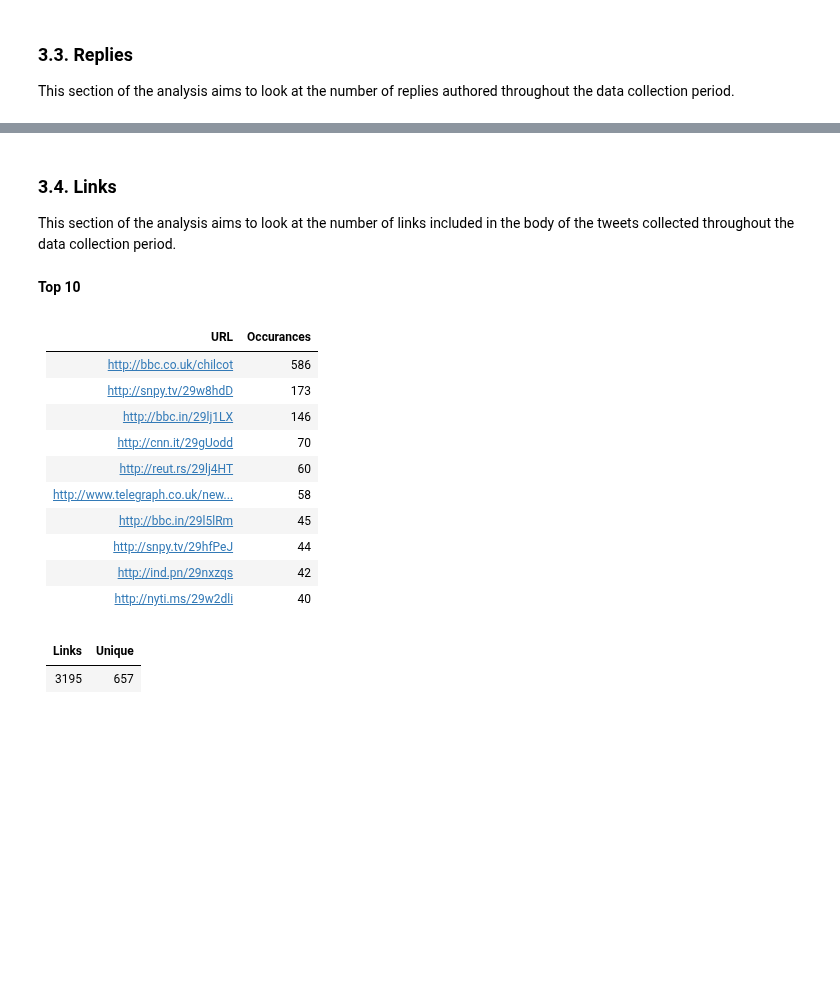
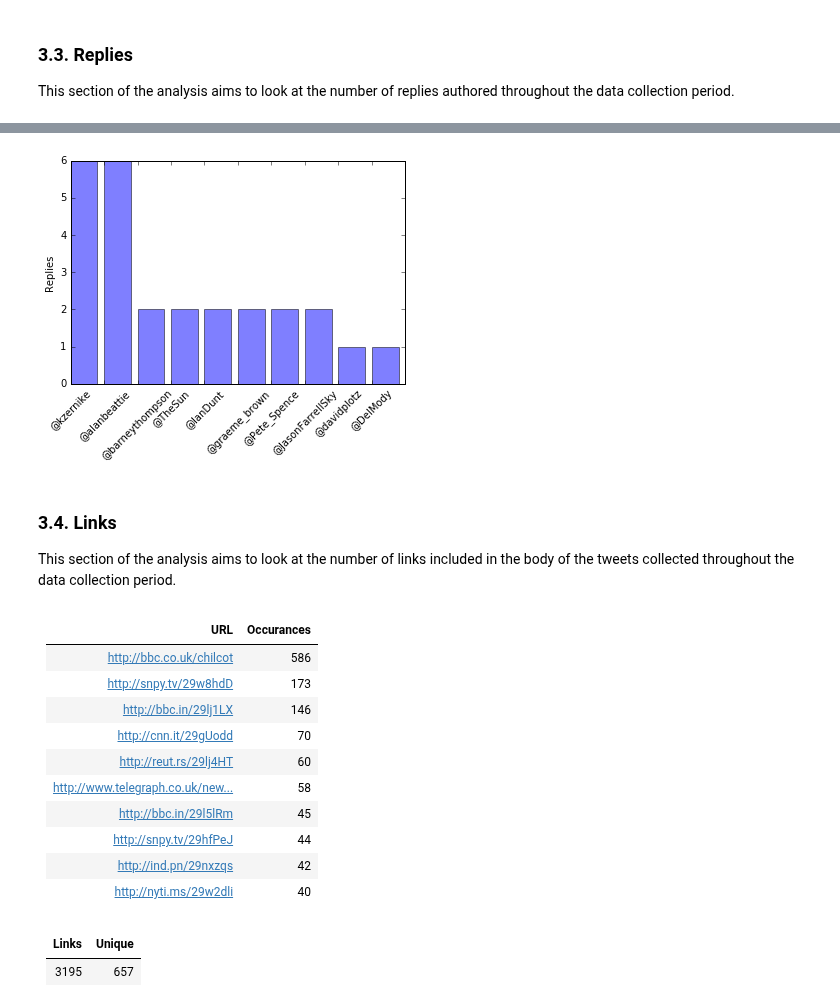
Before and after one commit to taylorrees/penemue, a Jupyter notebook: analysis.ipynb, the cells around one changed output, grey strips where cells are left out. Saved outputs shown, nothing was run; the diff lists cells and outputs as text; code cells hidden in the pictures; blank space fills up the shorter version.

```diff
--- a/analysis.ipynb
+++ b/analysis.ipynb
@@ -239,15 +235,15 @@ This section of the analysis aims to look at the number of replies authored thro
 """Collect the data"""
 
 # get sets of id_str's
-journalists = DB.journalists.distinct("id_str")
-organisations = DB.organisations.distinct("id_str")
 
-joi = DB.tweets.find({
-    "user.id_str": {"$in": journalists},
-    "in_reply_to_status_id_str": {"$ne": None}
-})
+joi_replies = [tweet
+               for tweet in DB.tweets.find({
+                   "user.id_str": {"$in": journalists},
+                   "in_reply_to_status_id_str": {"$ne": None}
+               })]
 
-ooi = DB.tweets.find({
-    "user.id_str": {"$in": organisations},
-    "in_reply_to_status_id_str": {"$ne": None}
-})
+ooi_replies = [tweet
+               for tweet in DB.tweets.find({
+                   "user.id_str": {"$in": organisations},
+                   "in_reply_to_status_id_str": {"$ne": None}
+               })]
@@ -290,3 +256,9 @@ bar(x, y, xticks=labels, ylabel="Replies")
+# %%
+"""Plot top 10"""
+
+top_10(joi_replies, ooi_replies, label="Replies")
+# %% [output]
+[figure, added]
 # %% [markdown]
 ### 3.4. Links
 
@@ -299,35 +272,34 @@ urls = [h["expanded_url"] for t in tweets for h in t["entities"]["urls"]]
 # %%
 """Display top 10"""
 
-most_common = Counter(urls).most_common(10)
-most_common = [(key, value) for (key, value) in most_common]
+counter = Counter(urls)
+most_common_links = [(key, value)
+                     for (key, value) in counter.most_common(10)]
 
 # data to output
 table = " | URL | Occurances | \n"
 table += "| --- | ---------- | \n"
 
-for url, occ in most_common:
+for url, occ in most_common_links:
     # truncate long urls
     truncated = (url[:30] + "...") if len(url) > 25 else url
     table += "| [%s](%s) | %s | \n" % (truncated, url, occ)
 
 # output
-display(Markdown("**Top 10**"))
 display(Markdown(table))
 # %% [output]
-**Top 10**
+ | URL | Occurances |
+| --- | ---------- |
+| [http://bbc.co.uk/chilcot](http://bbc.co.uk/chilcot) | 586 |
+| [http://snpy.tv/29w8hdD](http://snpy.tv/29w8hdD) | 173 |
+| [http://bbc.in/29lj1LX](http://bbc.in/29lj1LX) | 146 |
+| [http://cnn.it/29gUodd](http://cnn.it/29gUodd) | 70 |
+| [http://reut.rs/29lj4HT](http://reut.rs/29lj4HT) | 60 |
+| [http://www.telegraph.co.uk/new...](http://www.telegraph.co.uk/news/2016/07/06/chilcot-inquiry-judgement-day-for-tony-blair-as-iraq-war-report/) | 58 |
+| [http://bbc.in/29l5lRm](http://bbc.in/29l5lRm) | 45 |
+| [http://snpy.tv/29hfPeJ](http://snpy.tv/29hfPeJ) | 44 |
+| [http://ind.pn/29nxzqs](http://ind.pn/29nxzqs) | 42 |
+| [http://nyti.ms/29w2dli](http://nyti.ms/29w2dli) | 40 |
- | URL | Occurances |
-| --- | ---------- |
-| [http://bbc.co.uk/chilcot](http://bbc.co.uk/chilcot) | 586 |
-| [http://snpy.tv/29w8hdD](http://snpy.tv/29w8hdD) | 173 |
-| [http://bbc.in/29lj1LX](http://bbc.in/29lj1LX) | 146 |
-| [http://cnn.it/29gUodd](http://cnn.it/29gUodd) | 70 |
-| [http://reut.rs/29lj4HT](http://reut.rs/29lj4HT) | 60 |
-| [http://www.telegraph.co.uk/new...](http://www.telegraph.co.uk/news/2016/07/06/chilcot-inquiry-judgement-day-for-tony-blair-as-iraq-war-report/) | 58 |
-| [http://bbc.in/29l5lRm](http://bbc.in/29l5lRm) | 45 |
-| [http://snpy.tv/29hfPeJ](http://snpy.tv/29hfPeJ) | 44 |
-| [http://ind.pn/29nxzqs](http://ind.pn/29nxzqs) | 42 |
-| [http://nyti.ms/29w2dli](http://nyti.ms/29w2dli) | 40 |
 # %%
 """Display an overview"""
 
```
Also changed, not shown: parts of 30 cells of this notebook.
